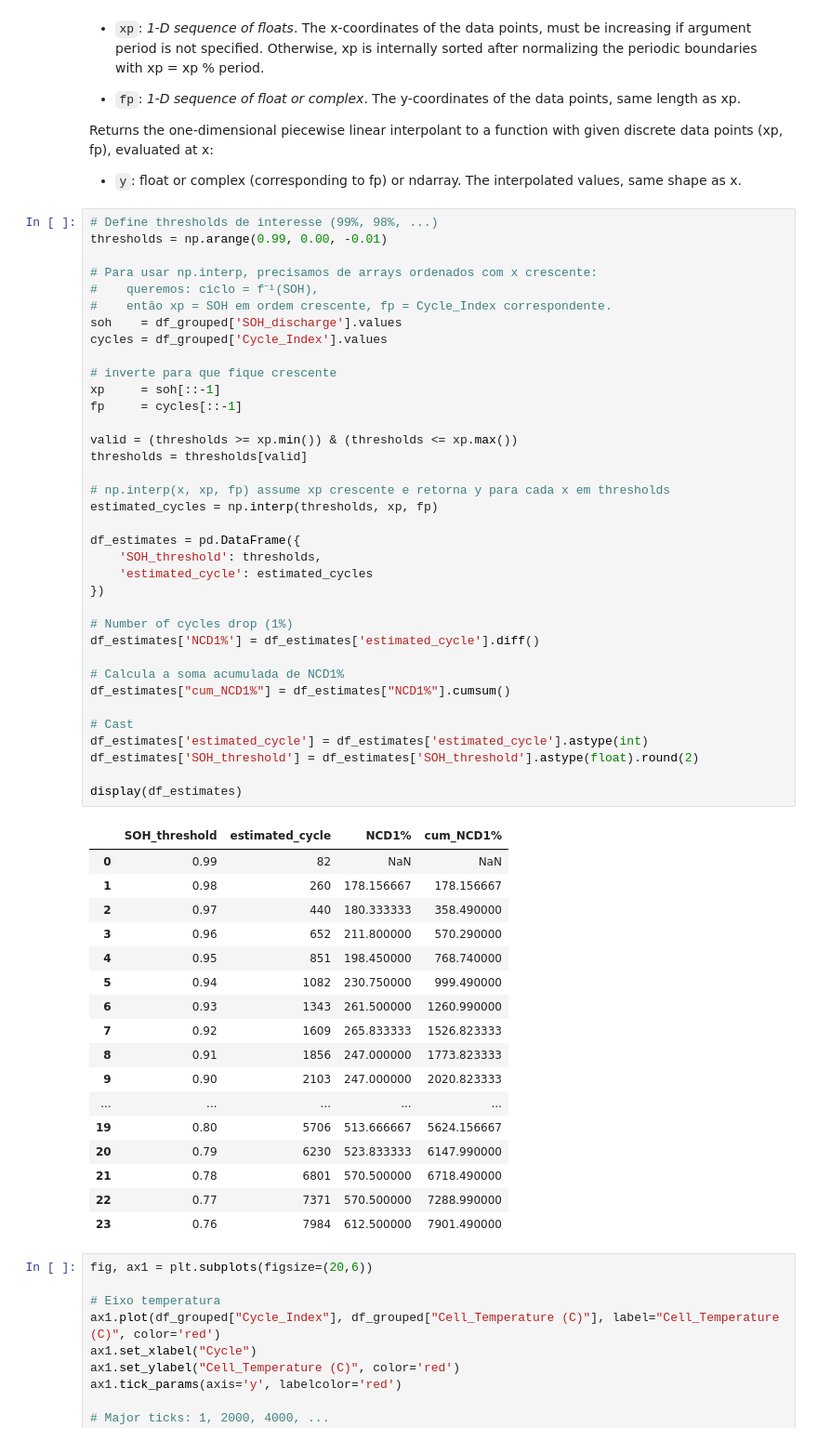
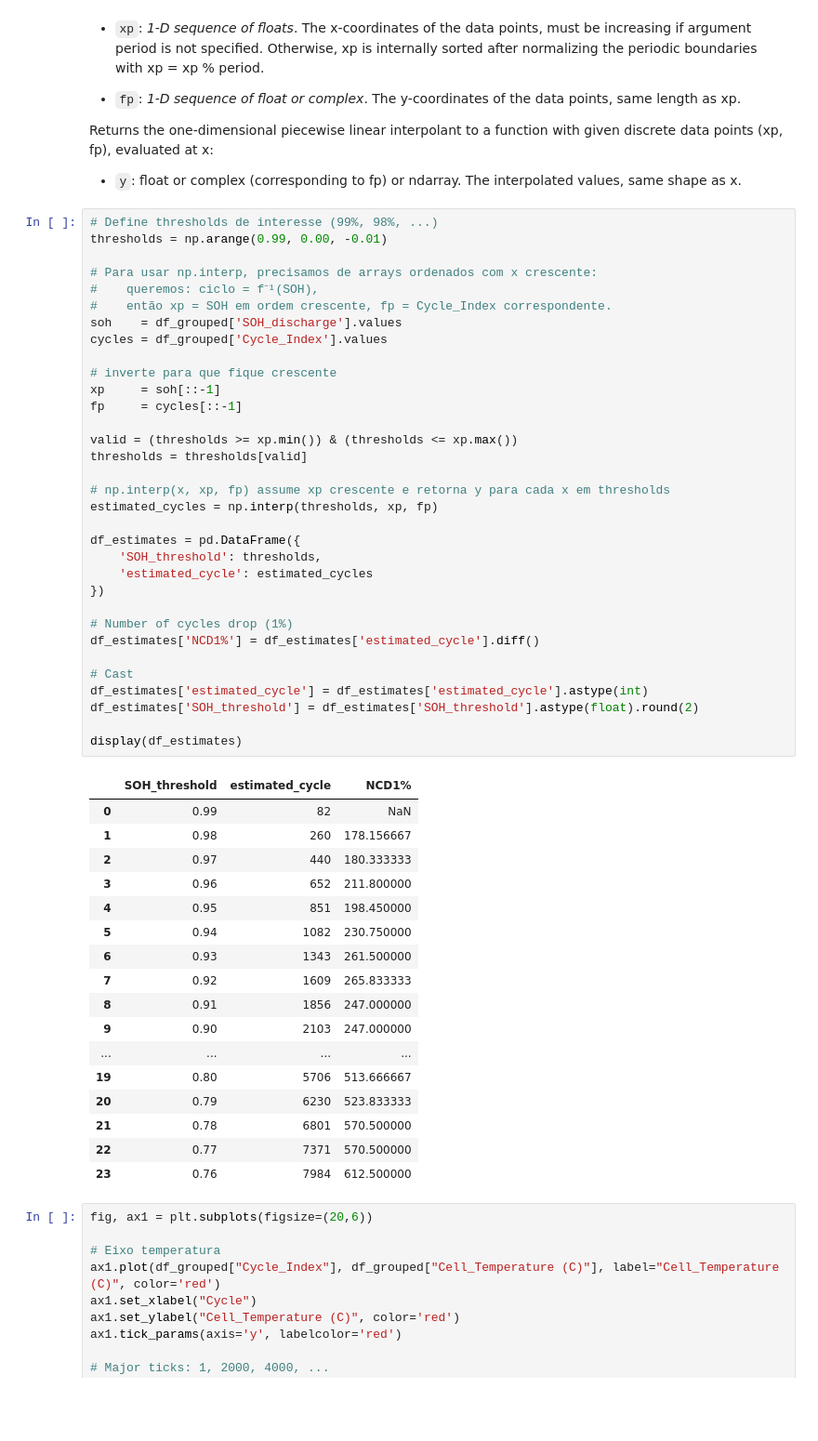
Before and after one commit to Davi-SB/Battery-Analysis, a Jupyter notebook: SOH_vs_Temperature.ipynb, the cells around one changed output. Shown at 93% size. Drawn from its saved outputs; the diff is of its cells as text; blank space fills up the shorter version.

```diff
--- a/SOH_vs_Temperature.ipynb
+++ b/SOH_vs_Temperature.ipynb
@@ -181,53 +181,50 @@ thresholds = np.arange(0.99, 0.00, -0.01)
 # Para usar np.interp, precisamos de arrays ordenados com x crescente:
 #    queremos: ciclo = f⁻¹(SOH),
 #    então xp = SOH em ordem crescente, fp = Cycle_Index correspondente.
 soh    = df_grouped['SOH_discharge'].values
 cycles = df_grouped['Cycle_Index'].values
 
 # inverte para que fique crescente
 xp     = soh[::-1]
 fp     = cycles[::-1]
 
 valid = (thresholds >= xp.min()) & (thresholds <= xp.max())
 thresholds = thresholds[valid]
 
 # np.interp(x, xp, fp) assume xp crescente e retorna y para cada x em thresholds
 estimated_cycles = np.interp(thresholds, xp, fp)
 
 df_estimates = pd.DataFrame({
     'SOH_threshold': thresholds,
     'estimated_cycle': estimated_cycles
 })
 
 # Number of cycles drop (1%)
 df_estimates['NCD1%'] = df_estimates['estimated_cycle'].diff()
 
-# Calcula a soma acumulada de NCD1%
-df_estimates["cum_NCD1%"] = df_estimates["NCD1%"].cumsum()
-
 # Cast
 df_estimates['estimated_cycle'] = df_estimates['estimated_cycle'].astype(int)
 df_estimates['SOH_threshold'] = df_estimates['SOH_threshold'].astype(float).round(2)
 
 display(df_estimates)
 # %% [output]
-|  | SOH_threshold | estimated_cycle | NCD1% | cum_NCD1% |
-| 0 | 0.99 | 82 | NaN | NaN |
-| 1 | 0.98 | 260 | 178.156667 | 178.156667 |
-| 2 | 0.97 | 440 | 180.333333 | 358.490000 |
-| 3 | 0.96 | 652 | 211.800000 | 570.290000 |
-| 4 | 0.95 | 851 | 198.450000 | 768.740000 |
-| 5 | 0.94 | 1082 | 230.750000 | 999.490000 |
-| 6 | 0.93 | 1343 | 261.500000 | 1260.990000 |
-| 7 | 0.92 | 1609 | 265.833333 | 1526.823333 |
-| 8 | 0.91 | 1856 | 247.000000 | 1773.823333 |
-| 9 | 0.90 | 2103 | 247.000000 | 2020.823333 |
-| ... | ... | ... | ... | ... |
-| 19 | 0.80 | 5706 | 513.666667 | 5624.156667 |
-| 20 | 0.79 | 6230 | 523.833333 | 6147.990000 |
-| 21 | 0.78 | 6801 | 570.500000 | 6718.490000 |
-| 22 | 0.77 | 7371 | 570.500000 | 7288.990000 |
-| 23 | 0.76 | 7984 | 612.500000 | 7901.490000 |
+|  | SOH_threshold | estimated_cycle | NCD1% |
+| 0 | 0.99 | 82 | NaN |
+| 1 | 0.98 | 260 | 178.156667 |
+| 2 | 0.97 | 440 | 180.333333 |
+| 3 | 0.96 | 652 | 211.800000 |
+| 4 | 0.95 | 851 | 198.450000 |
+| 5 | 0.94 | 1082 | 230.750000 |
+| 6 | 0.93 | 1343 | 261.500000 |
+| 7 | 0.92 | 1609 | 265.833333 |
+| 8 | 0.91 | 1856 | 247.000000 |
+| 9 | 0.90 | 2103 | 247.000000 |
+| ... | ... | ... | ... |
+| 19 | 0.80 | 5706 | 513.666667 |
+| 20 | 0.79 | 6230 | 523.833333 |
+| 21 | 0.78 | 6801 | 570.500000 |
+| 22 | 0.77 | 7371 | 570.500000 |
+| 23 | 0.76 | 7984 | 612.500000 |
 # %%
 fig, ax1 = plt.subplots(figsize=(20,6))
 
```
Also changed, not shown: parts of 5 cells of this notebook.
